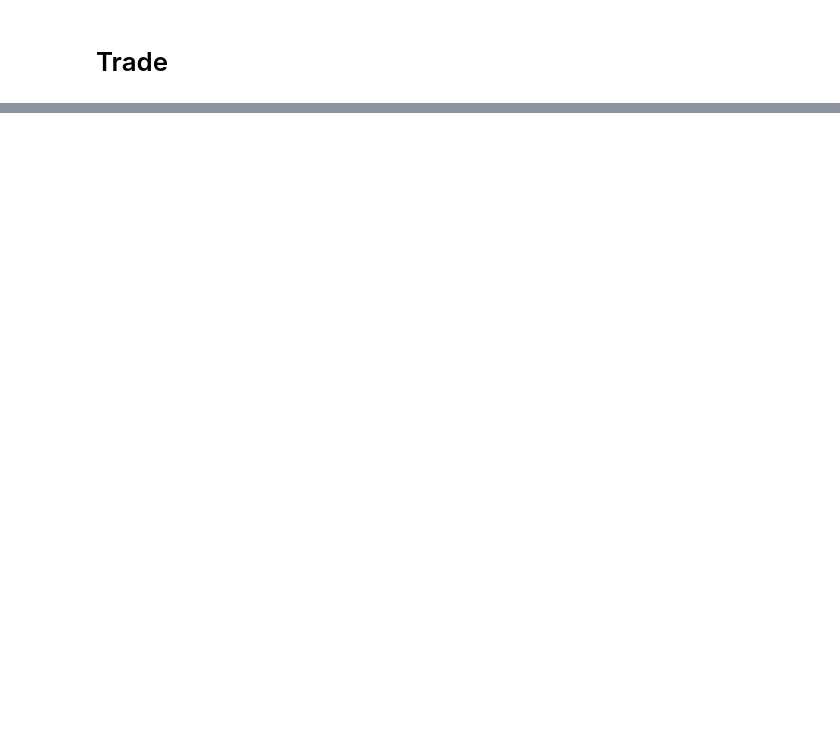
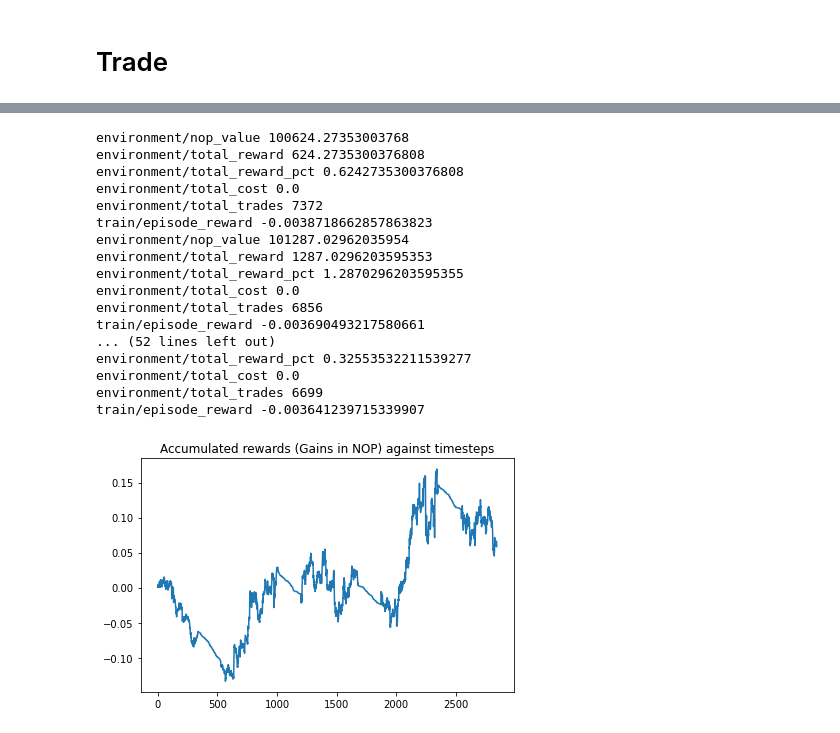
Before and after one commit to wowweijie/rl_forex, a Jupyter notebook: weijie_evaluate.ipynb, the cells around one changed output, grey strips where cells are left out. Cells and saved outputs as stored; diff of their text form; code cells hidden in the pictures; blank space fills up the shorter version.

Commit message:
update notebook, successfully trained

```diff
--- a/weijie_evaluate.ipynb
+++ b/weijie_evaluate.ipynb
@@ -259,10 +346,20 @@ optimizer.maximize(init_points=1, n_iter=2)
 # %% [markdown]
 # Trade
 # %%
-EURUSD_trade_df=data.load_ohlc_dataset("15min/EURUSD/01_18.csv")
-GBPUSD_trade_df=data.load_ohlc_dataset("15min/GBPUSD/01_18.csv")
-USDJPY_trade_df=data.load_ohlc_dataset("15min/USDJPY/01_18.csv")
-USDCHF_trade_df=data.load_ohlc_dataset("15min/USDJPY/01_18.csv")
+month = 1
+year = 18
+
+if month < 10:
+  str_month = "0" + str(month)
+else:
+  str_month = str(month)
+trade_monthdata = str_month + '_' + str(year)
+print(trade_monthdata)
+
+EURUSD_trade_df=data.load_ohlc_dataset(f"15min/EURUSD/{trade_monthdata}.csv")
+GBPUSD_trade_df=data.load_ohlc_dataset(f"15min/GBPUSD/{trade_monthdata}.csv")
+USDJPY_trade_df=data.load_ohlc_dataset(f"15min/USDJPY/{trade_monthdata}.csv")
+USDCHF_trade_df=data.load_ohlc_dataset(f"15min/USDJPY/{trade_monthdata}.csv")
 
 EURUSD_trade, tech_indicator_list = preprocessors.FeatureEngineer(EURUSD_trade_df,
                           tech_indicator_params_map = param_map,
@@ -307,10 +412,8 @@ env_kwargs = {
 e_trade_gym = StockTradingEnv(**env_kwargs)
 env_trade, _ = e_trade_gym.get_sb_env()
 # %%
-from stable_baselines3.a2c import A2C
-
 for i, res in enumerate(optimizer.res):
   if res == optimizer.max:
     break
 
-trained_a2c = A2C.load(f"saved_models/model-{i+1}")
+trained_a2c = A2C.load(f"saved_models/{monthdata}/model-{i+1}", env=env_trade)
@@ -319,3 +420,36 @@ episodes_rewards, episode_lengths, rewards_memory_episodes = evaluate_policy_rew
+# %%
+trade_episodes_rewards, trade_episode_lengths, trade_rewards_memory_episodes = evaluate_policy_rewards(trained_a2c, env_trade, deterministic=False)
+with open(f'results/{monthdata}/train_episode_rewards.npy', 'wb') as f:
+        np.save(f, np.array(trade_episodes_rewards))
+with open(f'results/{monthdata}/train_rewards_memory.npy', 'wb') as f:
+    np.save(f, np.array(trade_rewards_memory_episodes))
+
+fig, axs = plt.subplots()
+
+axs.plot(list(accumulate(trade_rewards_memory_episodes[0])))
+axs.set_title("Accumulated rewards (Gains in NOP) against timesteps")
+fig.tight_layout()
+
+fig.savefig(f'plots/performance/{monthdata}/iteration_{bo_iter}')
+# %% [output]
+environment/nop_value 100624.27353003768
+environment/total_reward 624.2735300376808
+environment/total_reward_pct 0.6242735300376808
+environment/total_cost 0.0
+environment/total_trades 7372
+train/episode_reward -0.0038718662857863823
+environment/nop_value 101287.02962035954
+environment/total_reward 1287.0296203595353
+environment/total_reward_pct 1.2870296203595355
+environment/total_cost 0.0
+environment/total_trades 6856
+train/episode_reward -0.003690493217580661
+... (52 lines left out)
+environment/total_reward_pct 0.32553532211539277
+environment/total_cost 0.0
+environment/total_trades 6699
+train/episode_reward -0.003641239715339907
+[figure, added]
 # %%
 from matplotlib import gridspec
 
```
Also changed, not shown: parts of 19 cells of this notebook.
